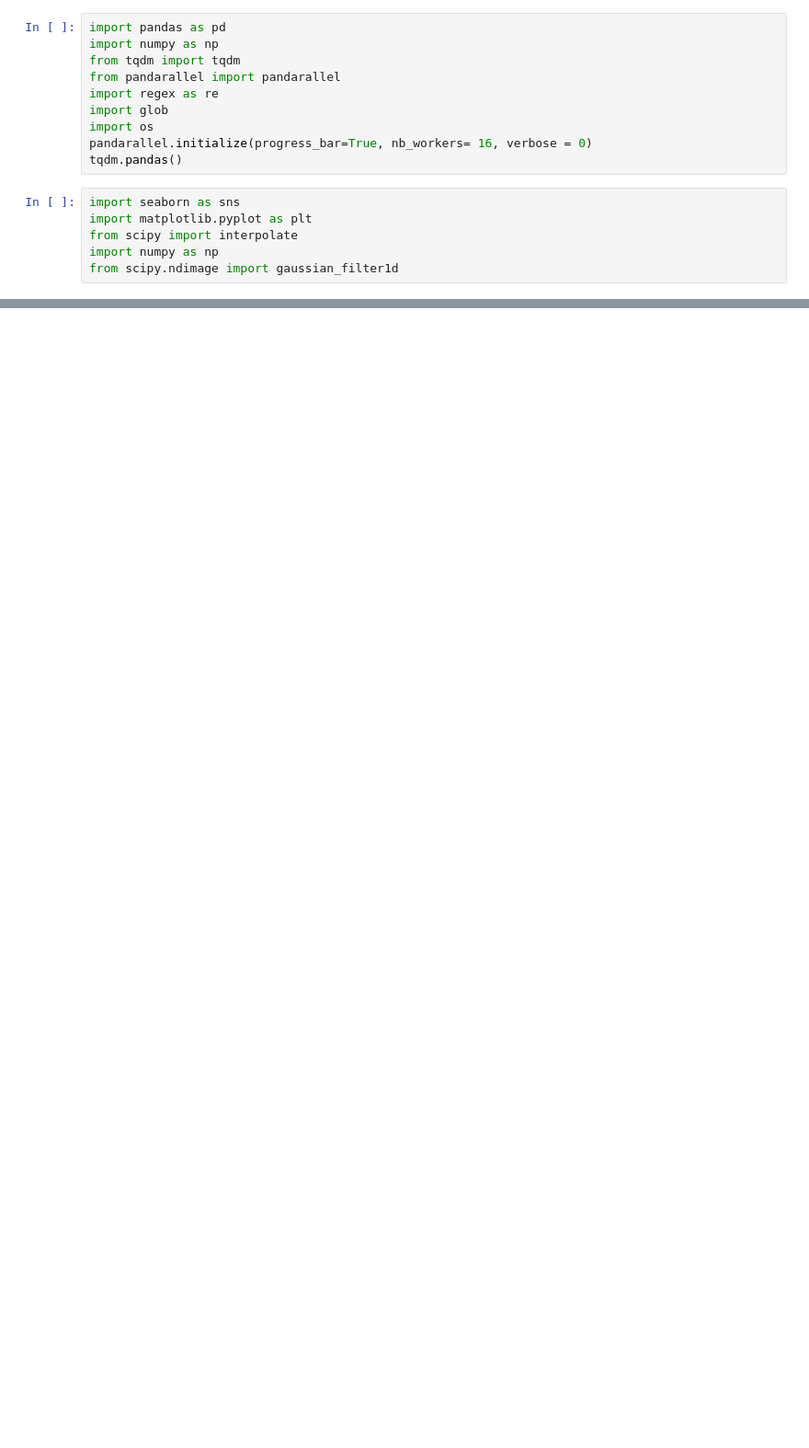
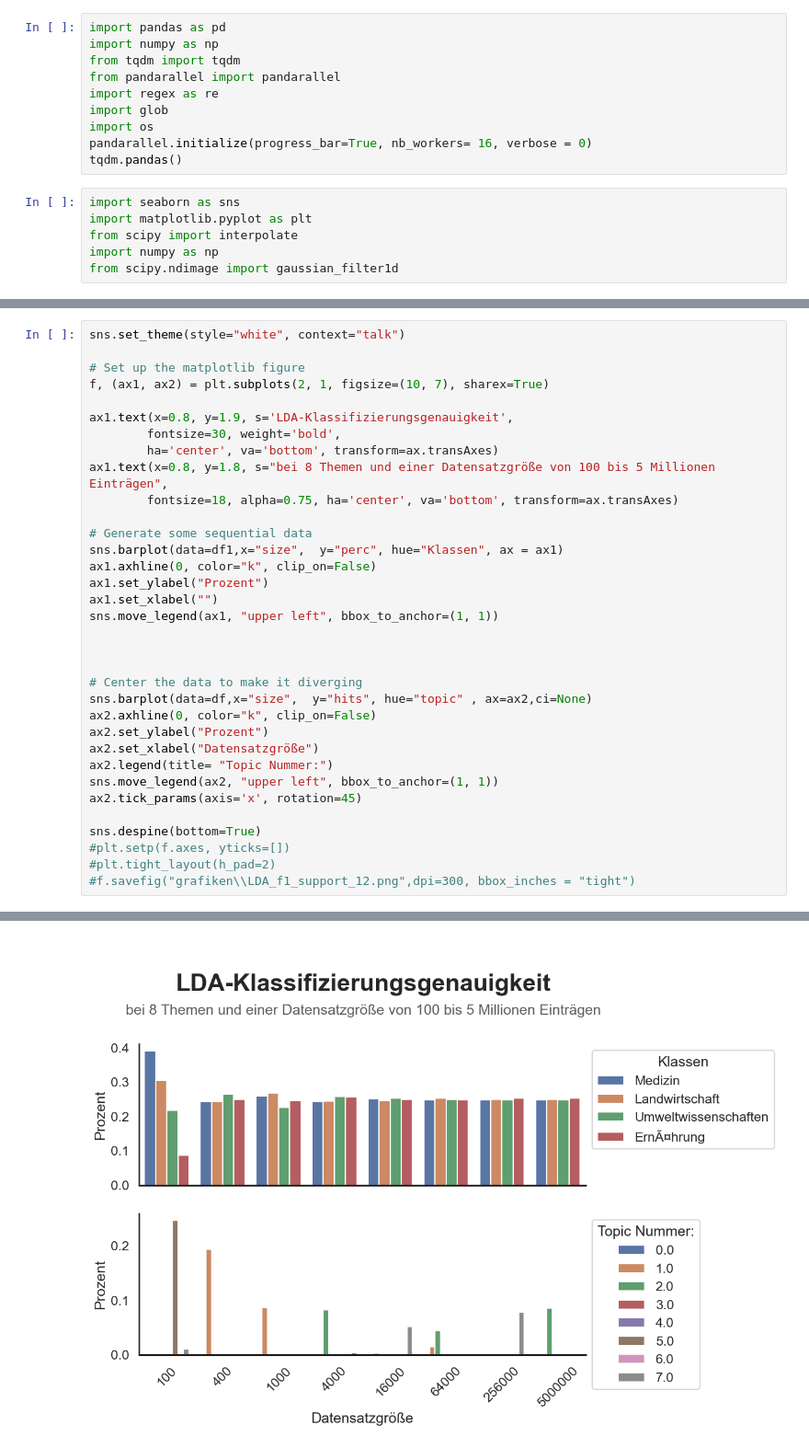
Before and after one commit to MTPKo/Bachelor-Arbeit, a Jupyter notebook: notebooks/classifiers/poc/lda/lda_graphs.ipynb, the cells around one changed output, grey strips where cells are left out. Shown at 92% size. Drawn from its saved outputs; the diff is of its cells as text; blank space fills up the shorter version.

```diff
--- a/notebooks/classifiers/poc/lda/lda_graphs.ipynb
+++ b/notebooks/classifiers/poc/lda/lda_graphs.ipynb
@@ -71,0 +180,35 @@ df
+# %%
+sns.set_theme(style="white", context="talk")
+
+# Set up the matplotlib figure
+f, (ax1, ax2) = plt.subplots(2, 1, figsize=(10, 7), sharex=True)
+
+ax1.text(x=0.8, y=1.9, s='LDA-Klassifizierungsgenauigkeit',
+        fontsize=30, weight='bold',
+        ha='center', va='bottom', transform=ax.transAxes)
+ax1.text(x=0.8, y=1.8, s="bei 8 Themen und einer Datensatzgröße von 100 bis 5 Millionen Einträgen",
+        fontsize=18, alpha=0.75, ha='center', va='bottom', transform=ax.transAxes)
+
+# Generate some sequential data
+sns.barplot(data=df1,x="size",  y="perc", hue="Klassen", ax = ax1)
+ax1.axhline(0, color="k", clip_on=False)
+ax1.set_ylabel("Prozent")
+ax1.set_xlabel("")
+sns.move_legend(ax1, "upper left", bbox_to_anchor=(1, 1))
+
+
+
+# Center the data to make it diverging
+sns.barplot(data=df,x="size",  y="hits", hue="topic" , ax=ax2,ci=None)
+ax2.axhline(0, color="k", clip_on=False)
+ax2.set_ylabel("Prozent")
+ax2.set_xlabel("Datensatzgröße")
+ax2.legend(title= "Topic Nummer:")
+sns.move_legend(ax2, "upper left", bbox_to_anchor=(1, 1))
+ax2.tick_params(axis='x', rotation=45)
+
+sns.despine(bottom=True)
+#plt.setp(f.axes, yticks=[])
+#plt.tight_layout(h_pad=2)
+#f.savefig("grafiken\\LDA_f1_support_12.png",dpi=300, bbox_inches = "tight")
+# %% [output]
@@ -71,0 +218 @@ df
+[figure, added]
```
Also changed, not shown: parts of 18 cells of this notebook, 8 other files.
